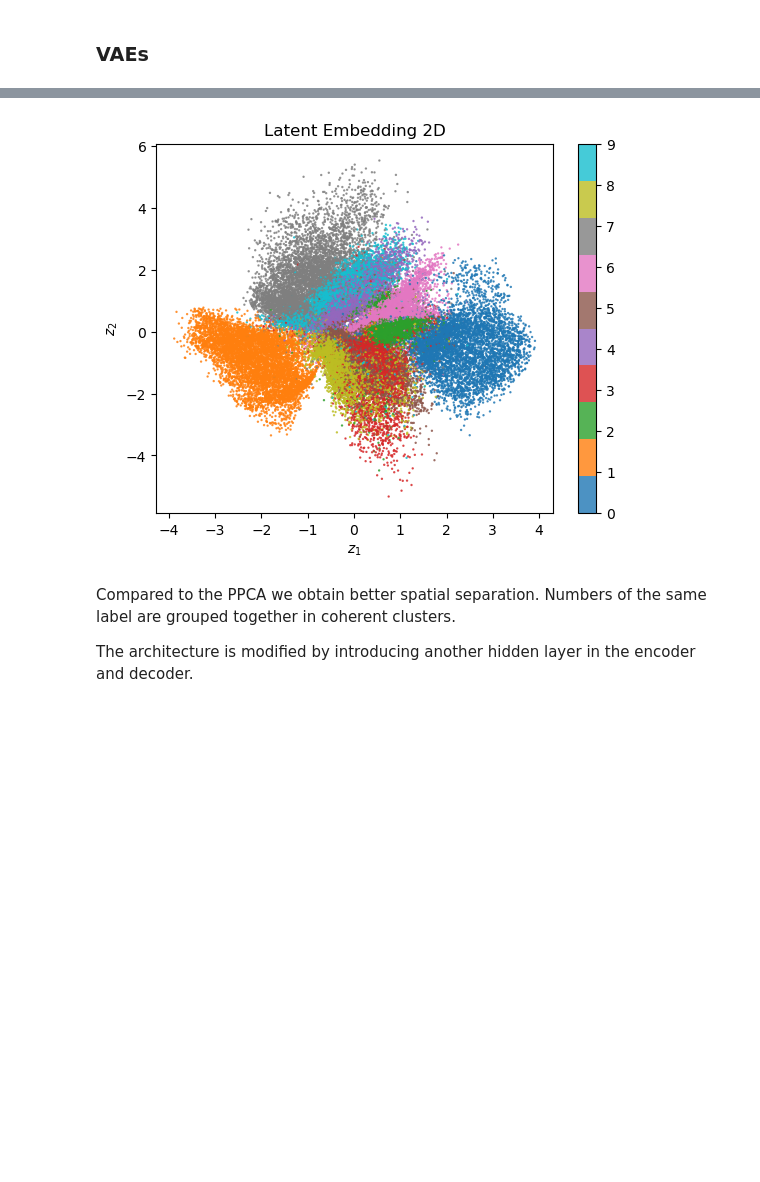
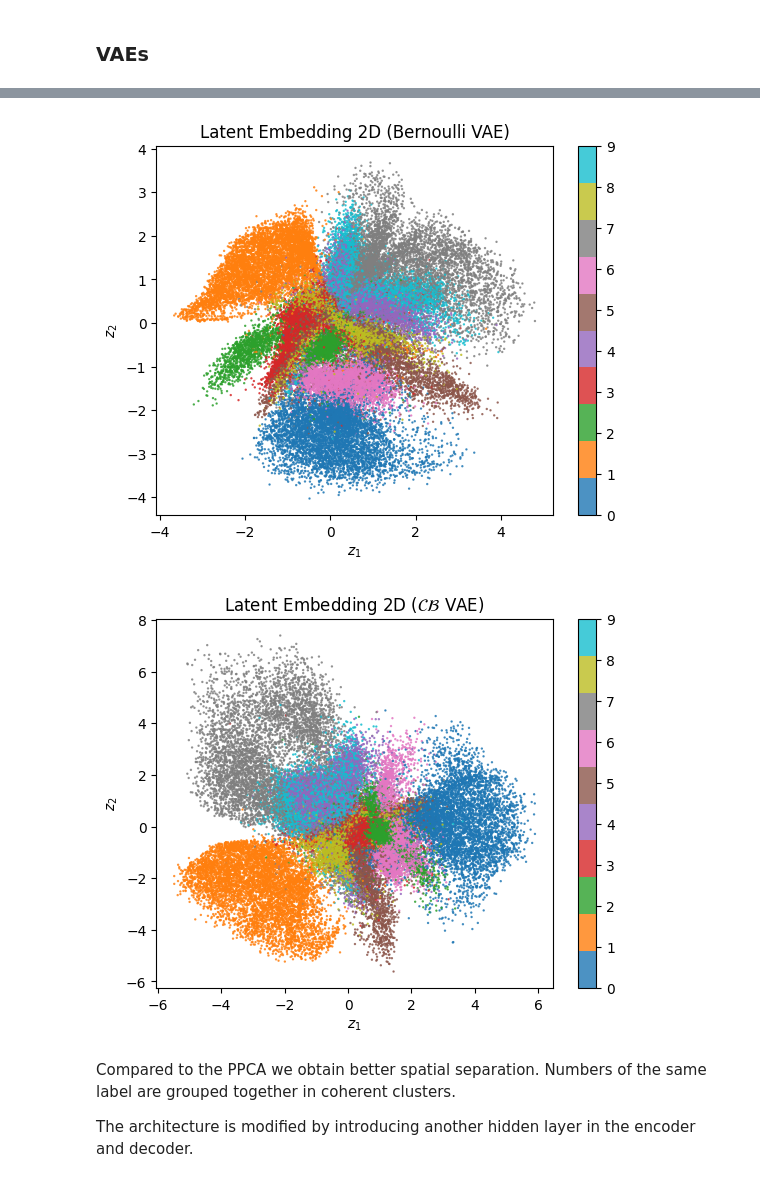
Before and after one commit to gapprez/PMLFinalProject, a Jupyter notebook: vae/VAE.ipynb, the cells around one changed output, grey strips where cells are left out. Cells and saved outputs as stored; diff of their text form; code cells hidden in the pictures; blank space fills up the shorter version.

Commit message:
Added comparison of ELBO and latent space

```diff
--- a/vae/VAE.ipynb
+++ b/vae/VAE.ipynb
@@ -213,20 +237,31 @@ plt.show()
 # %%
 # encode entries
-latent_coordinates = []
+latent_coordinates_vae = []
+latent_coordinates_cbvae = []
 for data in train_data:
     # NOTE: we only obtain the mean for encoding and discard the log var
-    latent_coordinates.append(model.encode(torch.Tensor(data).to(DEVICE))[0].cpu().detach().numpy())
-latent_coordinates = np.array(latent_coordinates)
+    latent_coordinates_vae.append(model_vae.encode(torch.Tensor(data).to(DEVICE))[0].cpu().detach().numpy())
+    latent_coordinates_cbvae.append(model_cbvae.encode(torch.Tensor(data).to(DEVICE))[0].cpu().detach().numpy())
+latent_coordinates_vae = np.array(latent_coordinates_vae)
+latent_coordinates_cbvae = np.array(latent_coordinates_cbvae)
 # %%
 # visualize 2D embedding of MNIST
-plt.scatter(latent_coordinates[:,0], latent_coordinates[:,1], alpha=.8, s=0.5, c=train_labels, cmap="tab10")
+plt.scatter(latent_coordinates_vae[:,0], latent_coordinates_vae[:,1], alpha=.8, s=0.5, c=train_labels, cmap="tab10")
 plt.xlabel(r"$z_1$")
 plt.ylabel(r"$z_2$")
 plt.colorbar()
-plt.title("Latent Embedding 2D")
+plt.title("Latent Embedding 2D (Bernoulli VAE)")
 plt.show()
+
+plt.scatter(latent_coordinates_cbvae[:,0], latent_coordinates_cbvae[:,1], alpha=.8, s=0.5, c=train_labels, cmap="tab10")
+plt.xlabel(r"$z_1$")
+plt.ylabel(r"$z_2$")
+plt.colorbar()
+plt.title("Latent Embedding 2D ($\mathcal{CB}$ VAE)")
+plt.show()
 # %% [output]
-[figure, old version]
+[figure, new version]
+[figure, added]
 # %% [markdown]
 Compared to the PPCA we obtain better spatial separation.
 Numbers of the same label are grouped together in coherent clusters.
```
Also changed, not shown: parts of 4 cells of this notebook.
